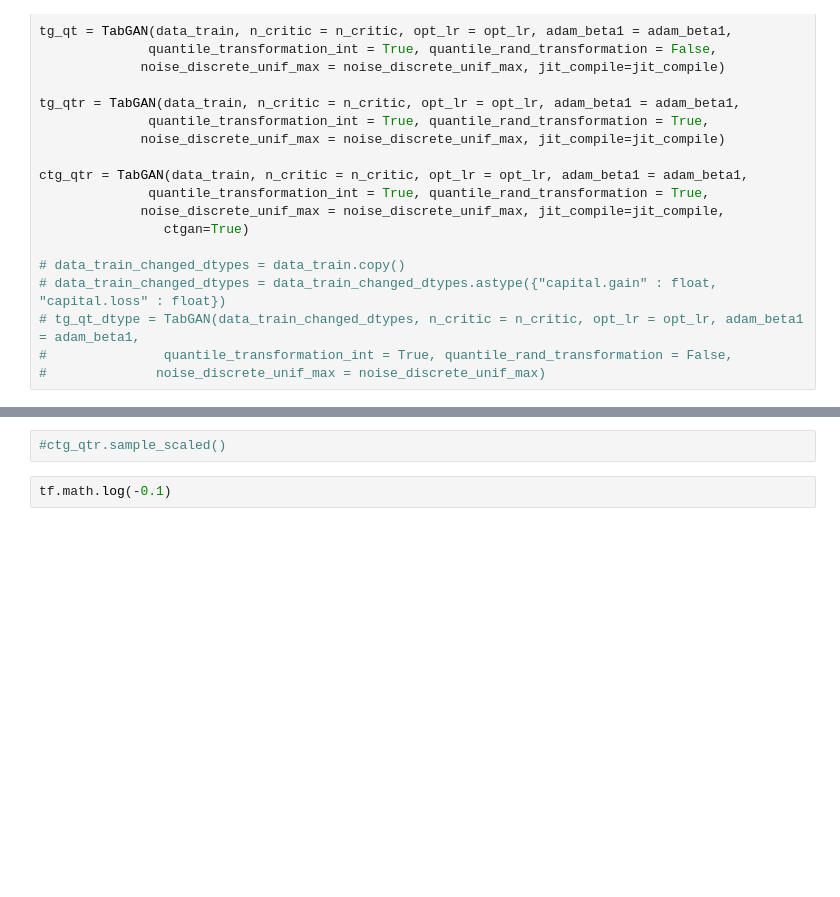
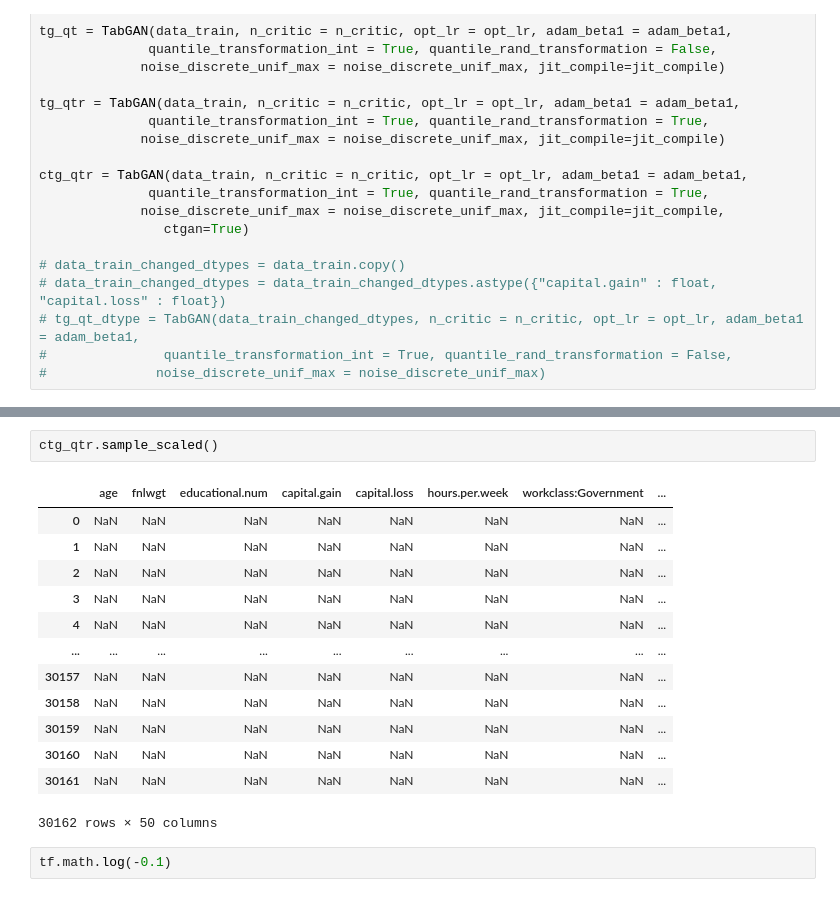
Before and after one commit to ArneRustad/Master-thesis-cf, a Jupyter notebook: scripts/Compare_ml_efficacy_on_adult_dataset.ipynb, the cells around one changed output, grey strips where cells are left out. Drawn from its saved outputs; the diff is of its cells as text; blank space fills up the shorter version.

```diff
--- a/scripts/Compare_ml_efficacy_on_adult_dataset.ipynb
+++ b/scripts/Compare_ml_efficacy_on_adult_dataset.ipynb
@@ -78,5 +96,19 @@ ctg_qtr.train(300, batch_size=500, restart_training=False, progress_bar=True)
-# %%
-#ctg_qtr.sample_scaled()
+# %%
+ctg_qtr.sample_scaled()
+# %% [output]
+|  | age | fnlwgt | educational.num | capital.gain | capital.loss | hours.per.week | workclass:Government | ... |
+| 0 | NaN | NaN | NaN | NaN | NaN | NaN | NaN | ... |
+| 1 | NaN | NaN | NaN | NaN | NaN | NaN | NaN | ... |
+| 2 | NaN | NaN | NaN | NaN | NaN | NaN | NaN | ... |
+| 3 | NaN | NaN | NaN | NaN | NaN | NaN | NaN | ... |
+| 4 | NaN | NaN | NaN | NaN | NaN | NaN | NaN | ... |
+| ... | ... | ... | ... | ... | ... | ... | ... | ... |
+| 30157 | NaN | NaN | NaN | NaN | NaN | NaN | NaN | ... |
+| 30158 | NaN | NaN | NaN | NaN | NaN | NaN | NaN | ... |
+| 30159 | NaN | NaN | NaN | NaN | NaN | NaN | NaN | ... |
+| 30160 | NaN | NaN | NaN | NaN | NaN | NaN | NaN | ... |
+| 30161 | NaN | NaN | NaN | NaN | NaN | NaN | NaN | ... |
+30162 rows × 50 columns
 # %%
 tf.math.log(-0.1)
 # %% [output]
```
Also changed, not shown: parts of 2 cells of this notebook, 1 other file.
